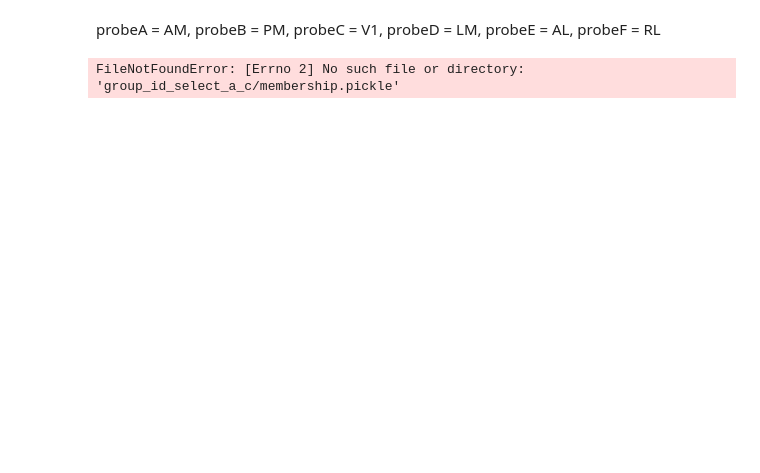
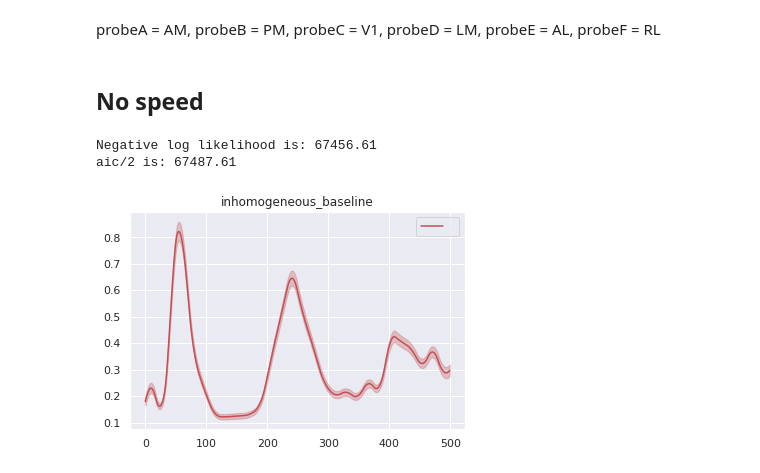
Before and after one commit to Qi-Xin/MultiNeuronGLM, a Jupyter notebook: Justify trial type; six area GLM; excursion test.ipynb, the cells around one changed output. Saved outputs shown, nothing was run; the diff lists cells and outputs as text; code cells hidden in the pictures; blank space fills up the shorter version.

```diff
--- a/Justify trial type; six area GLM; excursion test.ipynb
+++ b/Justify trial type; six area GLM; excursion test.ipynb
@@ -24,12 +24,10 @@ probeA = AM, probeB = PM, probeC = V1, probeD = LM, probeE = AL, probeF = RL
 # %%
 # Load selected group_id
 import pickle
-with open('group_id_select_a_c/membership.pickle', 'rb') as handle:
+with open('group_id_selected_a_c/membership.pickle', 'rb') as handle:
     membership = pickle.load(handle)
-with open('group_id_select_a_c/condition_ids.pickle', 'rb') as handle:
+with open('group_id_selected_a_c/condition_ids.pickle', 'rb') as handle:
     condition_ids = pickle.load(handle)
-# %% [output]
-FileNotFoundError: [Errno 2] No such file or directory: 'group_id_select_a_c/membership.pickle'
 # %%
 # Load LFP data
 start_time = 0.0
@@ -68,3 +66,24 @@ V1_wider = Allen_dataset(fps=1000,
                    stimulus_name='drifting_gratings')
 
 V1_wider.get_running(method="mine")
+# %% [markdown]
+## No speed
+# %%
+best_time_diff = 0
+smooth_std = 20
+num_basis_baseline = 30
+num_varying_linear = 30
+
+select_trials = np.full(V1.ntrial, True)
+
+model = GLM.PP_GLM(dataset=V1,
+                   select_trials=select_trials,
+                   membership=membership,
+                   condition_ids=condition_ids)
+model.add_effect('inhomogeneous_baseline', num=num_basis_baseline)
+model.fit('probeC', verbose=True)
+GLM.plot_GLM_compare(model)
+# %% [output]
+Negative log likelihood is: 67456.61
+aic/2 is: 67487.61
+[figure, added]
```
Also changed, not shown: parts of 14 cells of this notebook.
